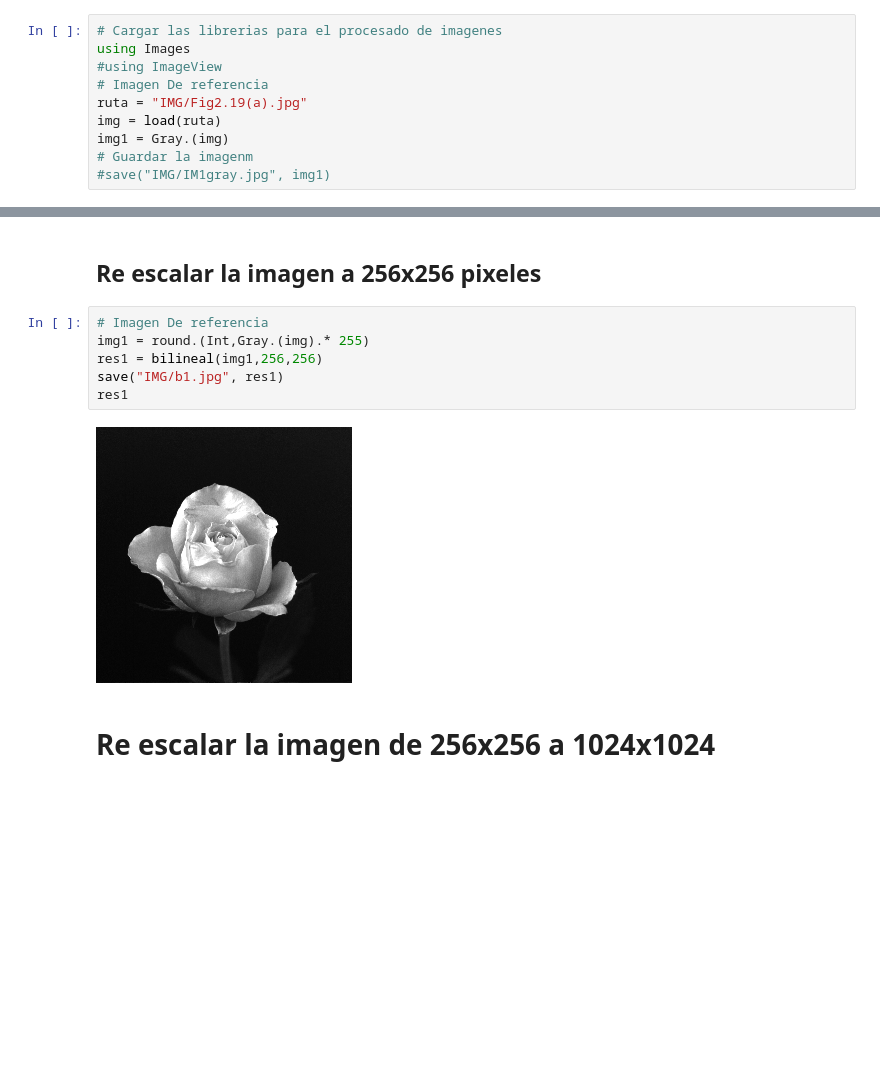
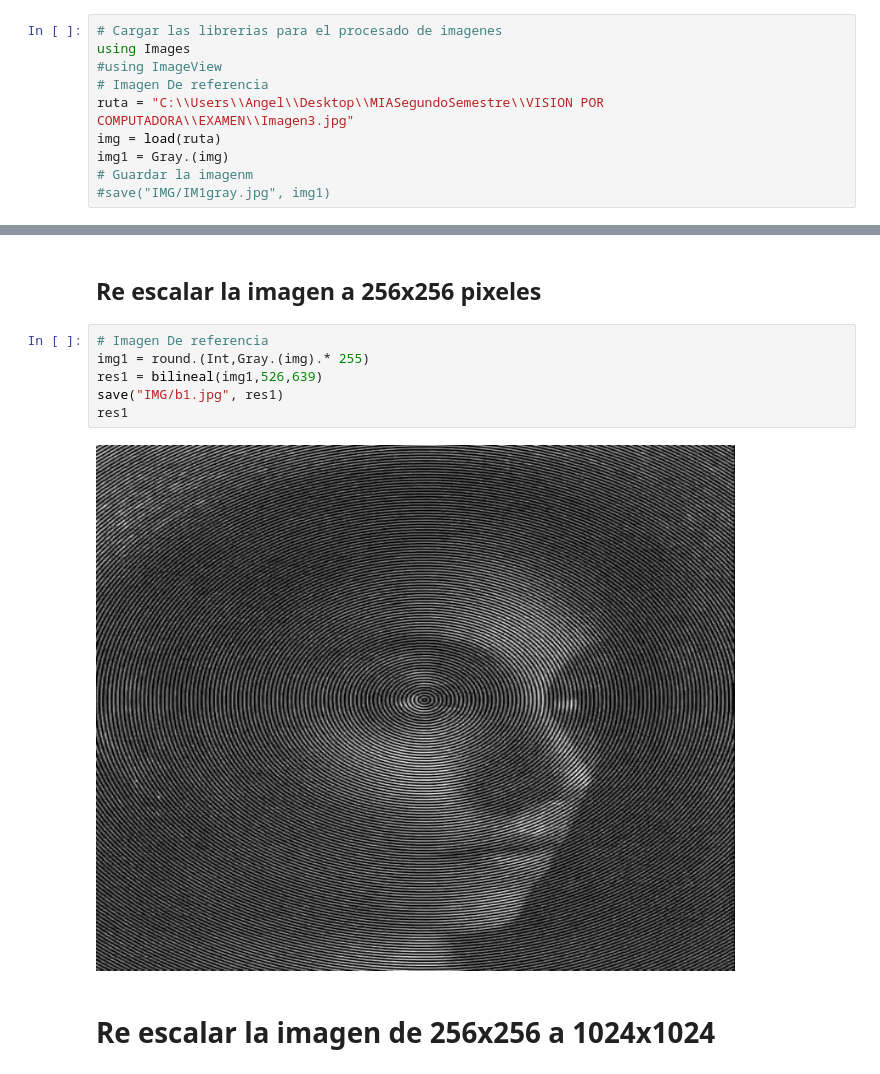
Before and after one commit to poface64/MIASegundoSemestre, a Jupyter notebook: VISION POR COMPUTADORA/TAREA 2/Interpolacion bilineal.ipynb, the cells around one changed output, grey strips where cells are left out. Drawn from its saved outputs; the diff is of its cells as text; blank space fills up the shorter version.

```diff
--- a/VISION POR COMPUTADORA/TAREA 2/Interpolacion bilineal.ipynb
+++ b/VISION POR COMPUTADORA/TAREA 2/Interpolacion bilineal.ipynb
@@ -104,7 +104,7 @@ vecinos (generic function with 1 method)
 using Images
 #using ImageView
 # Imagen De referencia
-ruta = "IMG/Fig2.19(a).jpg"
+ruta = "C:\\Users\\Angel\\Desktop\\MIASegundoSemestre\\VISION POR COMPUTADORA\\EXAMEN\\Imagen3.jpg"
 img = load(ruta)
 img1 = Gray.(img)
 # Guardar la imagenm
@@ -118,11 +118,11 @@ img1 = Gray.(img)
 # %%
 # Imagen De referencia
 img1 = round.(Int,Gray.(img).* 255)
-res1 = bilineal(img1,256,256)
+res1 = bilineal(img1,526,639)
 save("IMG/b1.jpg", res1)
 res1
 # %% [output]
-[figure, old version]
+[figure, new version]
 # %% [markdown]
 # Re escalar la imagen de 256x256 a 1024x1024
 # %%
```
Also changed, not shown: parts of 2 cells of this notebook, 35 other files.
